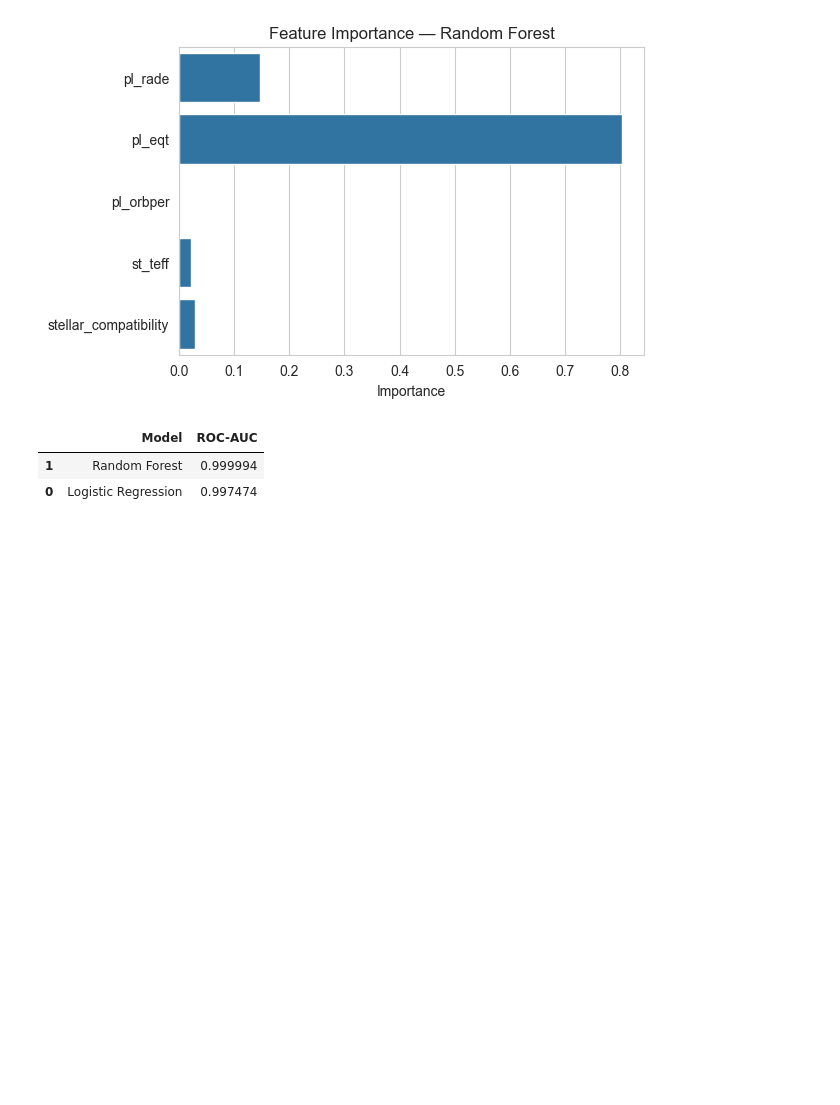
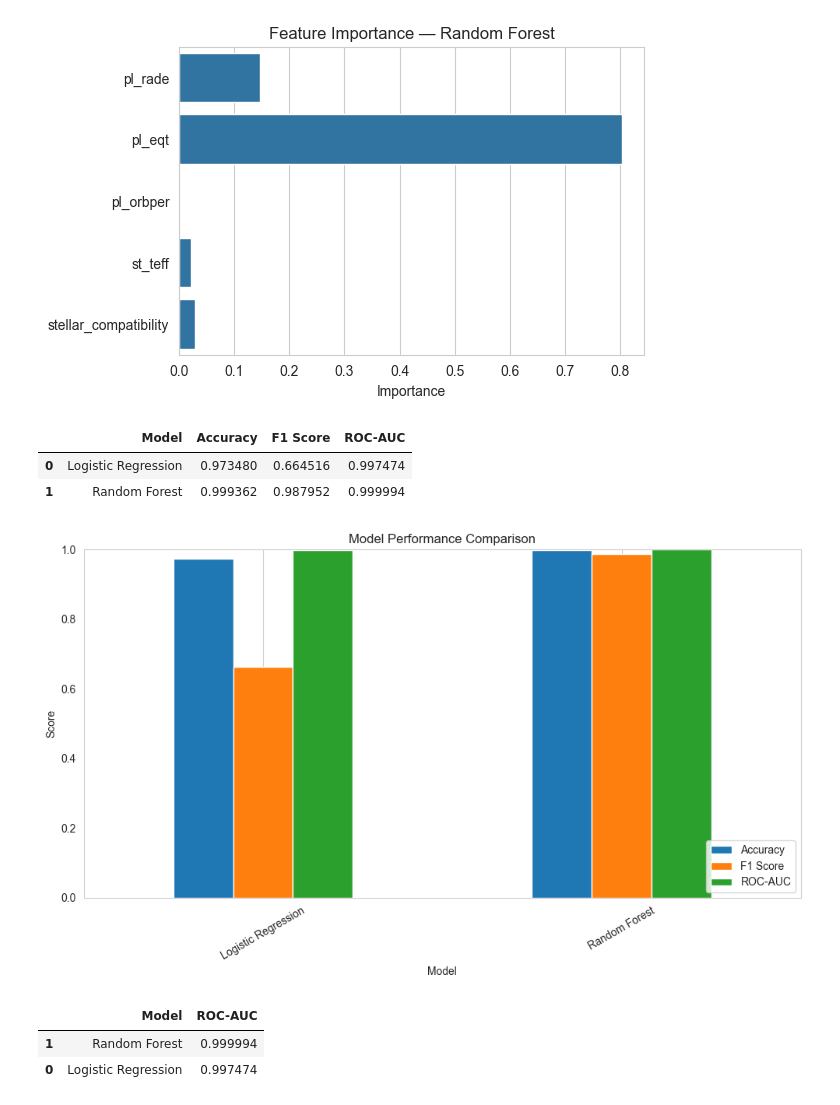
Before and after one commit to ANANYA200421/ExoHabit-AI, a Jupyter notebook: notebooks/milestone-4-models.ipynb, the cells around one changed output. Cells and saved outputs as stored; diff of their text form; code cells hidden in the pictures; blank space fills up the shorter version.

```diff
--- a/notebooks/milestone-4-models.ipynb
+++ b/notebooks/milestone-4-models.ipynb
@@ -182,6 +182,54 @@ plt.xlabel("Importance")
 plt.show()
 # %% [output]
 [figure]
+# %%
+from sklearn.metrics import accuracy_score, f1_score, roc_auc_score
+
+results = []
+
+# Logistic Regression
+results.append({
+    "Model": "Logistic Regression",
+    "Accuracy": accuracy_score(y_test, log_pred),
+    "F1 Score": f1_score(y_test, log_pred),
+    "ROC-AUC": roc_auc_score(y_test, log_prob)
+})
+
+# Random Forest
+results.append({
+    "Model": "Random Forest",
+    "Accuracy": accuracy_score(y_test, rf_pred),
+    "F1 Score": f1_score(y_test, rf_pred),
+    "ROC-AUC": roc_auc_score(y_test, rf_prob)
+})
+
+results_df = pd.DataFrame(results)
+results_df
+# %% [output]
+|  | Model | Accuracy | F1 Score | ROC-AUC |
+| 0 | Logistic Regression | 0.973480 | 0.664516 | 0.997474 |
+| 1 | Random Forest | 0.999362 | 0.987952 | 0.999994 |
+# %%
+import matplotlib.pyplot as plt
+
+metrics_to_plot = ["Accuracy", "F1 Score", "ROC-AUC"]
+
+results_df.set_index("Model")[metrics_to_plot].plot(
+    kind="bar",
+    figsize=(10,6)
+)
+
+plt.title("Model Performance Comparison")
+plt.ylabel("Score")
+plt.xlabel("Model")
+plt.ylim(0, 1)
+plt.xticks(rotation=30)
+plt.grid(axis="y")
+plt.legend(loc="lower right")
+plt.tight_layout()
+plt.show()
+# %% [output]
+[figure, added]
 # %%
 results = pd.DataFrame({
     "Model": ["Logistic Regression", "Random Forest"],
```
Also changed, not shown: 2 other files.
